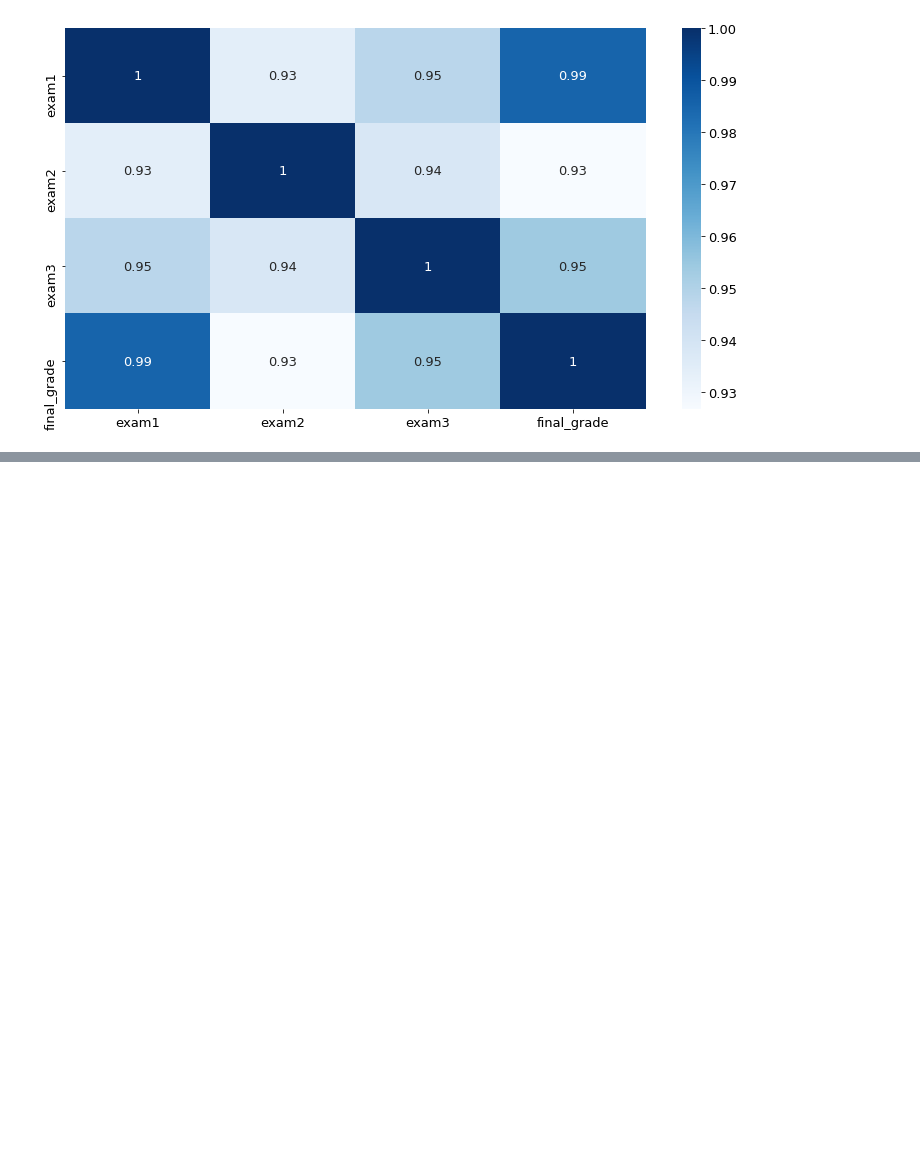
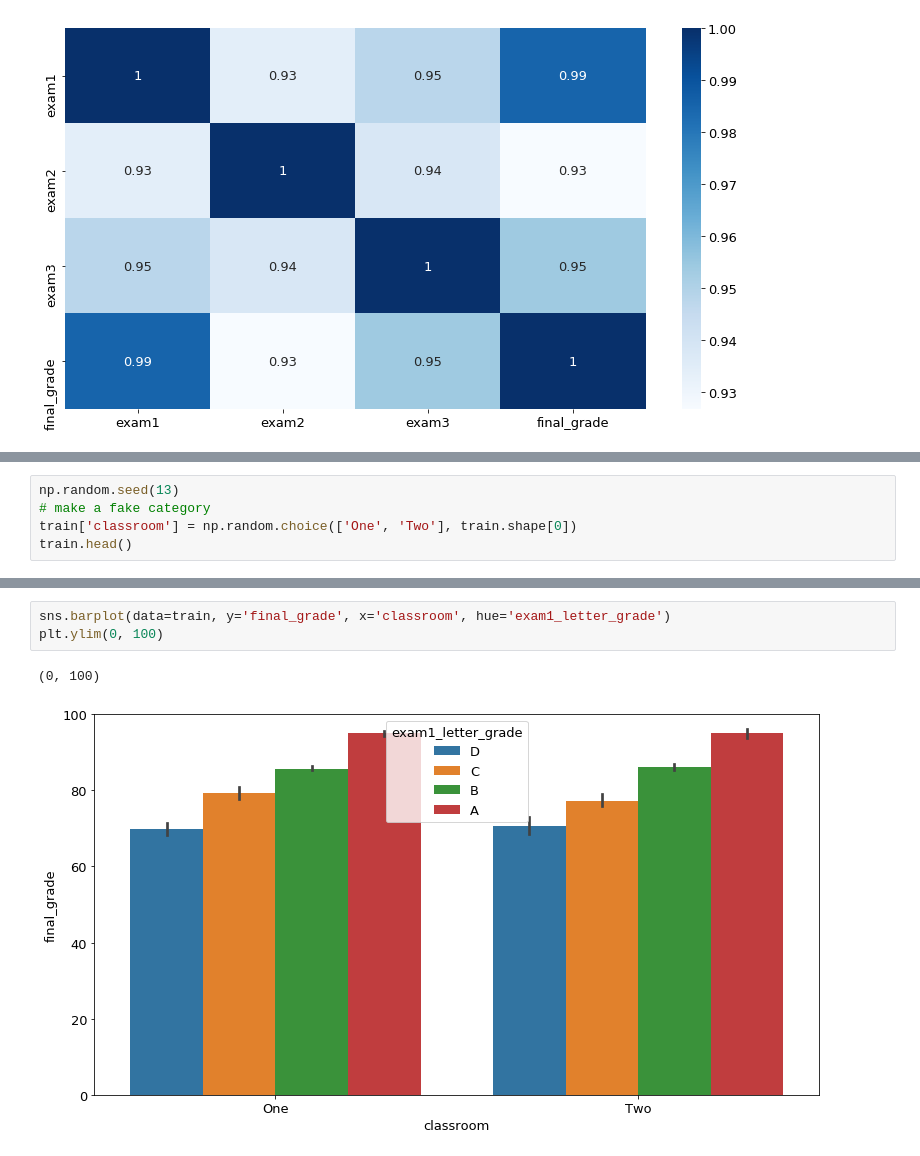
Before and after one commit to george887/regression-exercises, a Jupyter notebook: explore_lesson.ipynb, the cells around one changed output, grey strips where cells are left out. Saved outputs shown, nothing was run; the diff lists cells and outputs as text; blank space fills up the shorter version.

```diff
--- a/explore_lesson.ipynb
+++ b/explore_lesson.ipynb
@@ -91,0 +161,5 @@ sns.heatmap(train.corr(), cmap="Blues", annot=True)
+# %%
+np.random.seed(13)
+# make a fake category
+train['classroom'] = np.random.choice(['One', 'Two'], train.shape[0])
+train.head()
@@ -91,0 +178,6 @@ sns.heatmap(train.corr(), cmap="Blues", annot=True)
+# %%
+sns.barplot(data=train, y='final_grade', x='classroom', hue='exam1_letter_grade')
+plt.ylim(0, 100)
+# %% [output]
+(0, 100)
+[figure, added]
```
Also changed, not shown: parts of 26 cells of this notebook.
